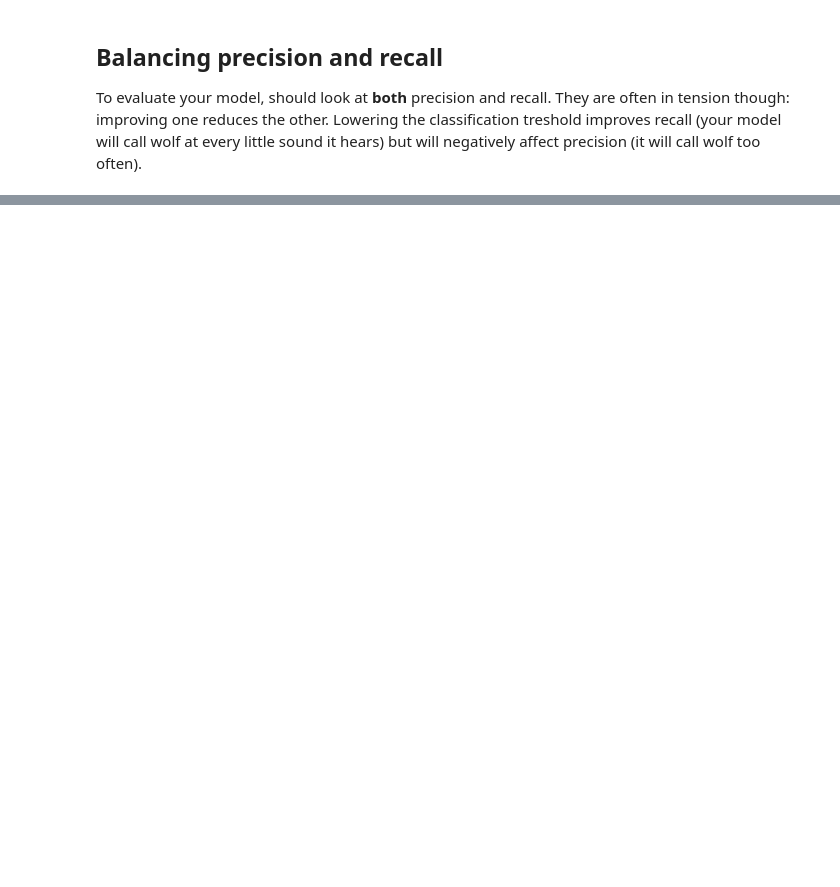
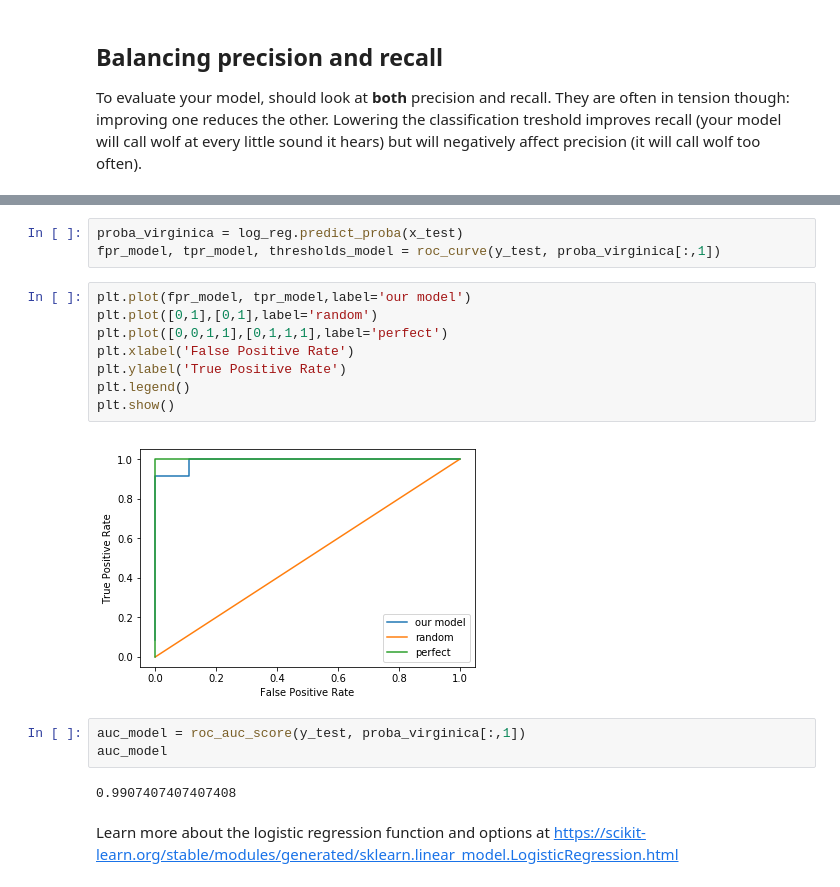
Before and after one commit to USDA-ARS-GBRU/ml-training-site, a Jupyter notebook: assets/nb-lessons/11_classification_metrics.ipynb, the cells around one changed output, grey strips where cells are left out. Cells and saved outputs as stored; diff of their text form; blank space fills up the shorter version.

```diff
--- a/assets/nb-lessons/11_classification_metrics.ipynb
+++ b/assets/nb-lessons/11_classification_metrics.ipynb
@@ -153,0 +386,20 @@ The plot below is a calibration plot. Each dot represents a bucket with 1000 val
+# %%
+proba_virginica = log_reg.predict_proba(x_test)
+fpr_model, tpr_model, thresholds_model = roc_curve(y_test, proba_virginica[:,1])
+# %%
+plt.plot(fpr_model, tpr_model,label='our model')
+plt.plot([0,1],[0,1],label='random')
+plt.plot([0,0,1,1],[0,1,1,1],label='perfect')
+plt.xlabel('False Positive Rate')
+plt.ylabel('True Positive Rate')
+plt.legend()
+plt.show()
+# %% [output]
+[figure, added]
+# %%
+auc_model = roc_auc_score(y_test, proba_virginica[:,1])
+auc_model
+# %% [output]
+0.9907407407407408
+# %% [markdown]
+Learn more about the logistic regression function and options at https://scikit-learn.org/stable/modules/generated/sklearn.linear_model.LogisticRegression.html
```
Also changed, not shown: parts of 35 cells of this notebook, 1 other file.
